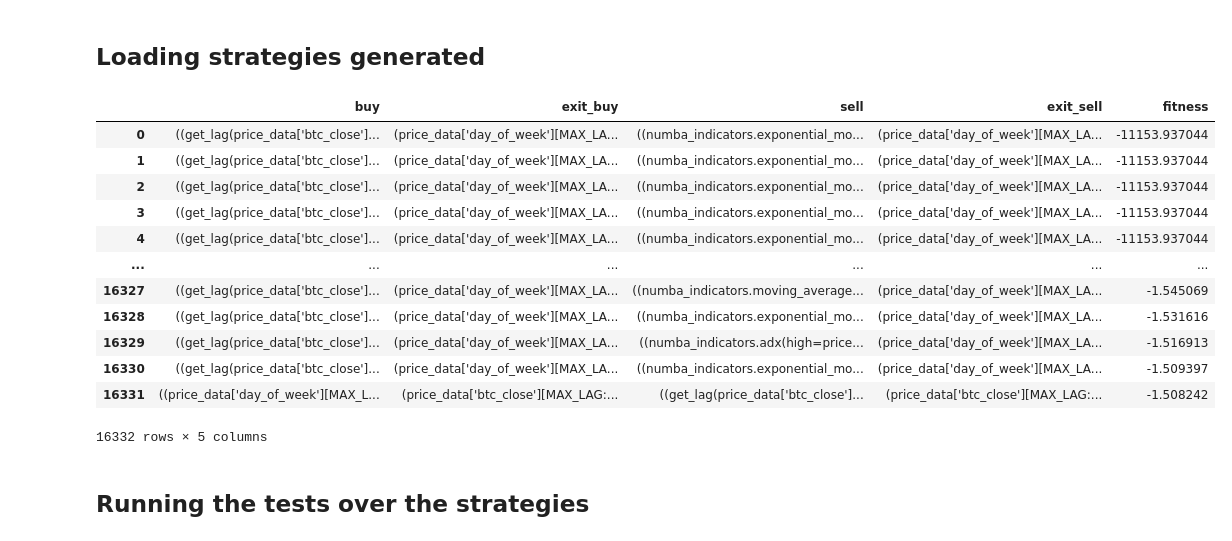
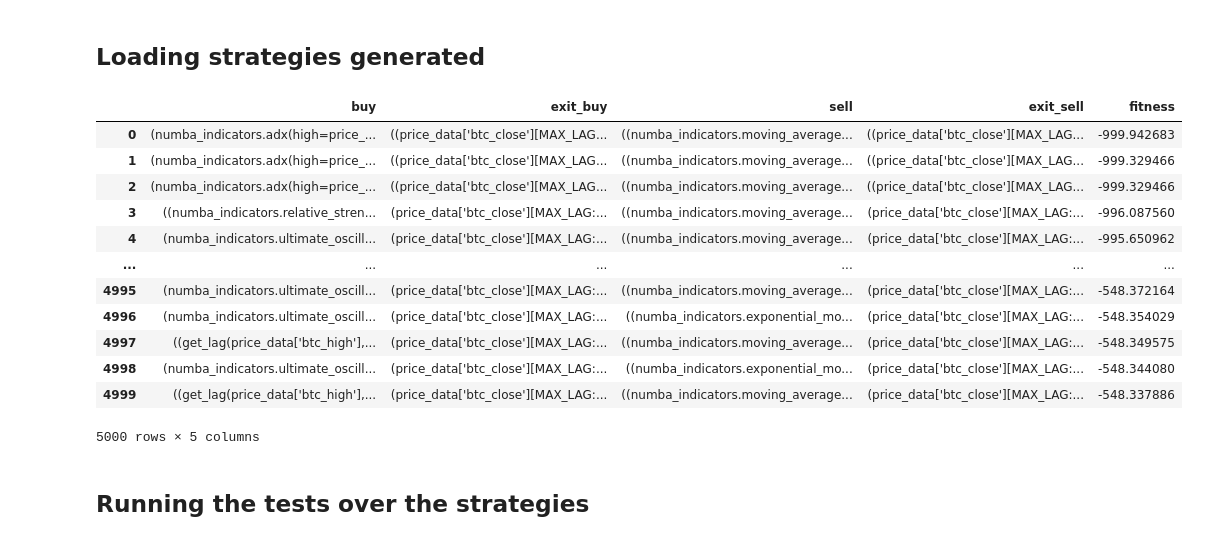
Before and after one commit to VaheC/PonyGE2, a Jupyter notebook: testing_strategies_new.ipynb, the cells around one changed output. Saved outputs shown, nothing was run; the diff lists cells and outputs as text; code cells hidden in the pictures.

```diff
--- a/testing_strategies_new.ipynb
+++ b/testing_strategies_new.ipynb
@@ -919,32 +951,37 @@ df_52w.head()
 ## Loading strategies generated
 # %%
 strategy_file_path = Path(r'C:/\Users/\vchar/\OneDrive/\Desktop/\ML Projects/\Upwork/\AlgoT_ML_Dev/\GrammarEvolution/\PonyGE2/\results/\VCh_24_10_29_121047_958800_24976_958800/\ge_results.csv')
+strategy_file_path = Path(r'C:/\Users/\vchar/\OneDrive/\Desktop/\ML Projects/\Upwork/\AlgoT_ML_Dev/\GrammarEvolution/\PonyGE2/\results/\VCh_24_11_1_120353_214176_28464_214176/\ge_results.csv')
+strategy_file_path = Path(r"C:/\Users/\vchar/\Downloads/\ge_results (6).csv")
+strategy_file_path = Path(r"C:/\Users/\vchar/\Downloads/\ge_results_crossover6_fold2.csv")
 
 try:
     df_str = pd.read_csv(strategy_file_path)
 except:
     df_str = pd.read_csv(strategy_file_path, sep=';')
 
 # df_str = df_str[(df_str['fitness'] < 0) & (df_str['fitness'] < -3) & (df_str['fitness'] > -50)]
-df_str = df_str[(df_str['fitness'] < 0) & (df_str['fitness'] <= -1.5)]
+# df_str = df_str[(df_str['fitness'] < 0) & (df_str['fitness'] <= -1000)] #& (df_str['fitness'] <= -1000)
+df_str = df_str[(df_str['fitness'] < 0) & (df_str['fitness'] > -1000)]
 df_str = df_str[~df_str.duplicated()]
 df_str.sort_values('fitness', ascending=True, inplace=True)
 df_str.reset_index(drop=True, inplace=True)
+df_str = df_str.iloc[:5000]
 df_str
 # %% [output]
 |  | buy | exit_buy | sell | exit_sell | fitness |
-| 0 | ((get_lag(price_data['btc_close']... | (price_data['day_of_week'][MAX_LA... | ((numba_indicators.exponential_mo... | (price_data['day_of_week'][MAX_LA... | -11153.937044 |
-| 1 | ((get_lag(price_data['btc_close']... | (price_data['day_of_week'][MAX_LA... | ((numba_indicators.exponential_mo... | (price_data['day_of_week'][MAX_LA... | -11153.937044 |
-| 2 | ((get_lag(price_data['btc_close']... | (price_data['day_of_week'][MAX_LA... | ((numba_indicators.exponential_mo... | (price_data['day_of_week'][MAX_LA... | -11153.937044 |
-| 3 | ((get_lag(price_data['btc_close']... | (price_data['day_of_week'][MAX_LA... | ((numba_indicators.exponential_mo... | (price_data['day_of_week'][MAX_LA... | -11153.937044 |
-| 4 | ((get_lag(price_data['btc_close']... | (price_data['day_of_week'][MAX_LA... | ((numba_indicators.exponential_mo... | (price_data['day_of_week'][MAX_LA... | -11153.937044 |
+| 0 | (numba_indicators.adx(high=price_... | ((price_data['btc_close'][MAX_LAG... | ((numba_indicators.moving_average... | ((price_data['btc_close'][MAX_LAG... | -999.942683 |
+| 1 | (numba_indicators.adx(high=price_... | ((price_data['btc_close'][MAX_LAG... | ((numba_indicators.moving_average... | ((price_data['btc_close'][MAX_LAG... | -999.329466 |
+| 2 | (numba_indicators.adx(high=price_... | ((price_data['btc_close'][MAX_LAG... | ((numba_indicators.moving_average... | ((price_data['btc_close'][MAX_LAG... | -999.329466 |
+| 3 | ((numba_indicators.relative_stren... | (price_data['btc_close'][MAX_LAG:... | ((numba_indicators.moving_average... | (price_data['btc_close'][MAX_LAG:... | -996.087560 |
+| 4 | (numba_indicators.ultimate_oscill... | (price_data['btc_close'][MAX_LAG:... | ((numba_indicators.moving_average... | (price_data['btc_close'][MAX_LAG:... | -995.650962 |
 | ... | ... | ... | ... | ... | ... |
-| 16327 | ((get_lag(price_data['btc_close']... | (price_data['day_of_week'][MAX_LA... | ((numba_indicators.moving_average... | (price_data['day_of_week'][MAX_LA... | -1.545069 |
-| 16328 | ((get_lag(price_data['btc_close']... | (price_data['day_of_week'][MAX_LA... | ((numba_indicators.exponential_mo... | (price_data['day_of_week'][MAX_LA... | -1.531616 |
-| 16329 | ((get_lag(price_data['btc_close']... | (price_data['day_of_week'][MAX_LA... | ((numba_indicators.adx(high=price... | (price_data['day_of_week'][MAX_LA... | -1.516913 |
-| 16330 | ((get_lag(price_data['btc_close']... | (price_data['day_of_week'][MAX_LA... | ((numba_indicators.exponential_mo... | (price_data['day_of_week'][MAX_LA... | -1.509397 |
-| 16331 | ((price_data['day_of_week'][MAX_L... | (price_data['btc_close'][MAX_LAG:... | ((get_lag(price_data['btc_close']... | (price_data['btc_close'][MAX_LAG:... | -1.508242 |
+| 4995 | (numba_indicators.ultimate_oscill... | (price_data['btc_close'][MAX_LAG:... | ((numba_indicators.moving_average... | (price_data['btc_close'][MAX_LAG:... | -548.372164 |
+| 4996 | (numba_indicators.ultimate_oscill... | (price_data['btc_close'][MAX_LAG:... | ((numba_indicators.exponential_mo... | (price_data['btc_close'][MAX_LAG:... | -548.354029 |
+| 4997 | ((get_lag(price_data['btc_high'],... | (price_data['btc_close'][MAX_LAG:... | ((numba_indicators.moving_average... | (price_data['btc_close'][MAX_LAG:... | -548.349575 |
+| 4998 | (numba_indicators.ultimate_oscill... | (price_data['btc_close'][MAX_LAG:... | ((numba_indicators.exponential_mo... | (price_data['btc_close'][MAX_LAG:... | -548.344080 |
+| 4999 | ((get_lag(price_data['btc_high'],... | (price_data['btc_close'][MAX_LAG:... | ((numba_indicators.moving_average... | (price_data['btc_close'][MAX_LAG:... | -548.337886 |
-16332 rows × 5 columns
+5000 rows × 5 columns
 # %% [markdown]
 ## Running the tests over the strategies
 # %%
```
Also changed, not shown: parts of 16 cells of this notebook, 3 other files.
